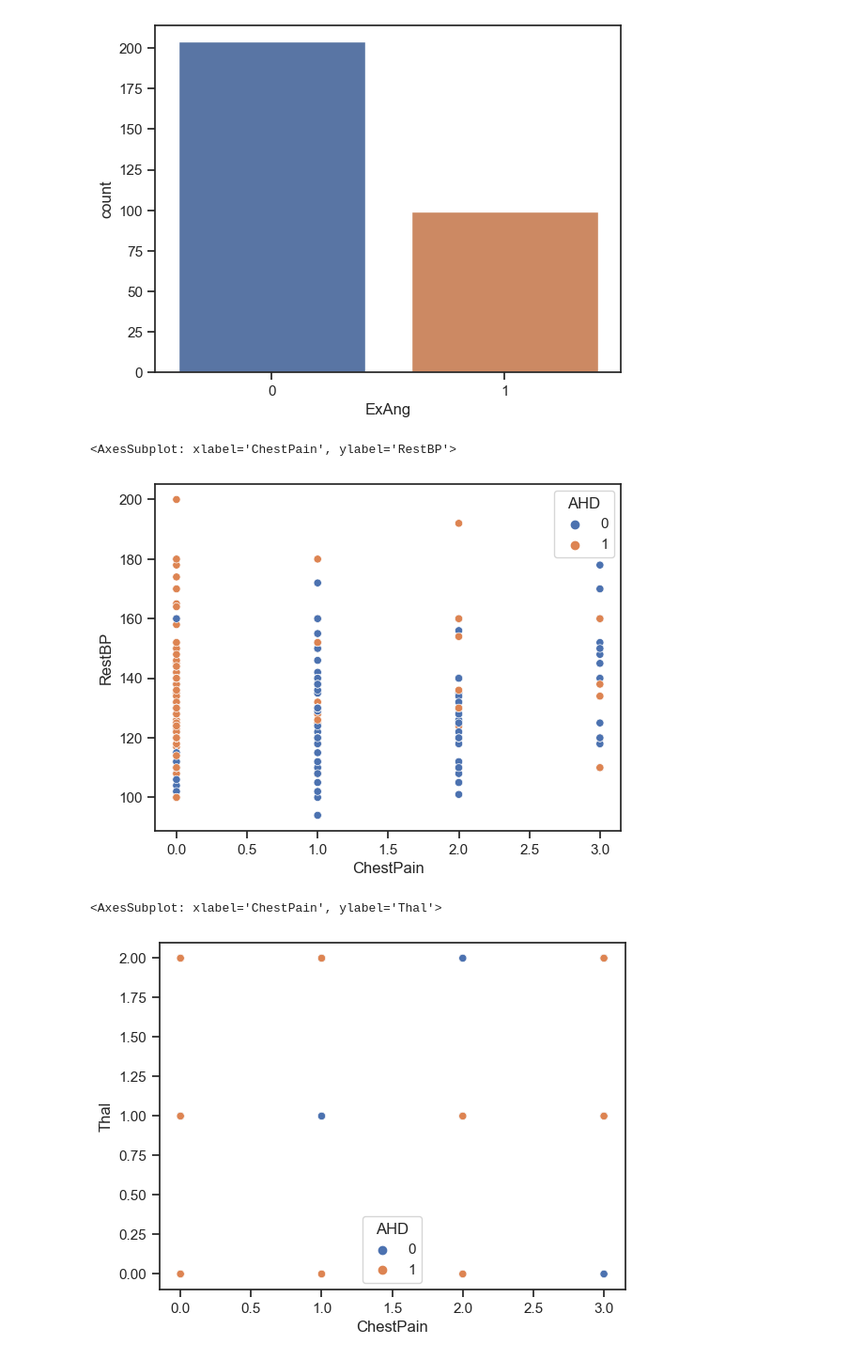
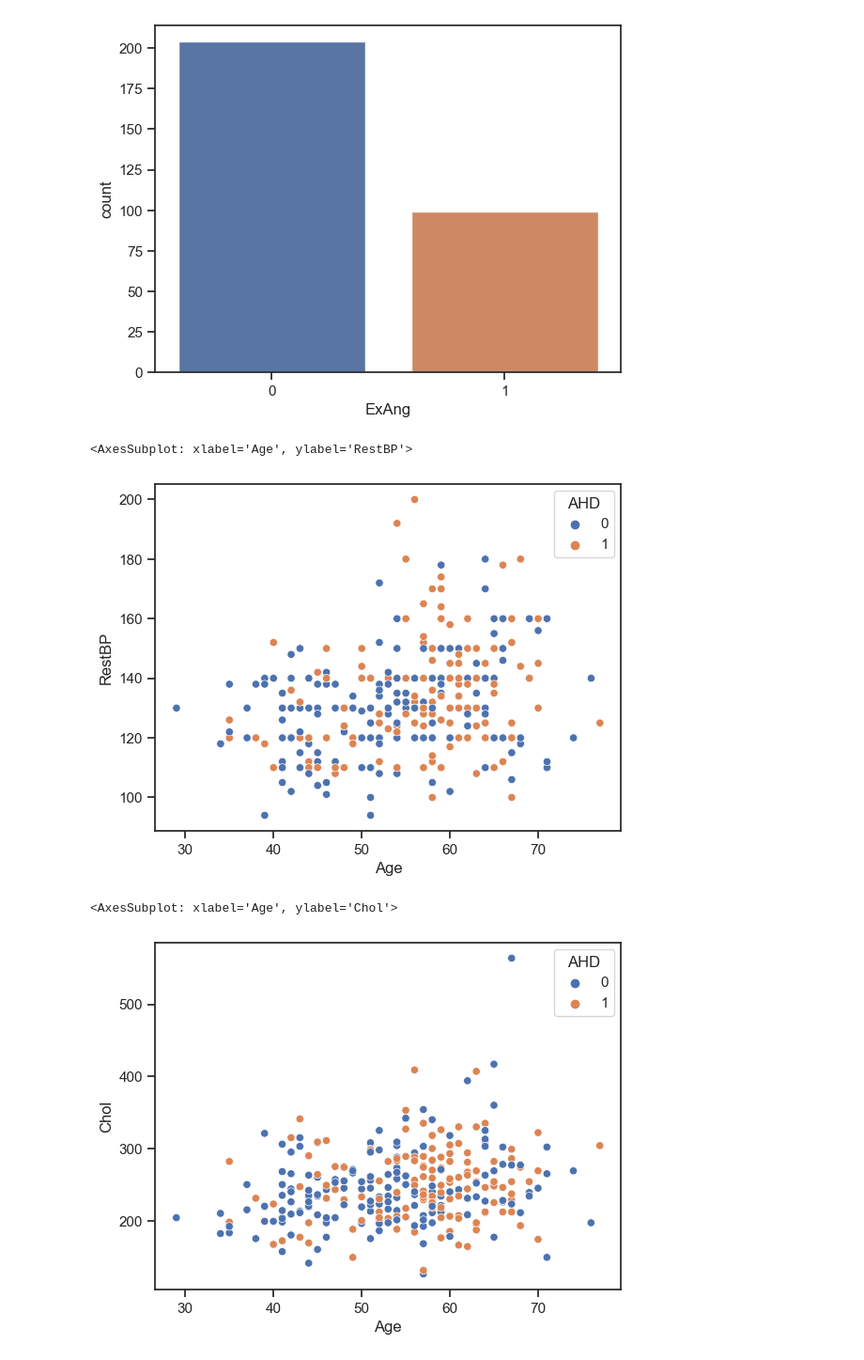
Before and after one commit to Dheeraj4103/DSBDA, a Jupyter notebook: Assignment4/Heart.ipynb, the cells around one changed output. Shown at 94% size. Cells and saved outputs as stored; diff of their text form; code cells hidden in the pictures.

```diff
--- a/Assignment4/Heart.ipynb
+++ b/Assignment4/Heart.ipynb
@@ -250,12 +296,12 @@ sns.countplot(data=data, x=data['ExAng'])
 <AxesSubplot: xlabel='ExAng', ylabel='count'>
 [figure]
 # %%
-sns.scatterplot(data=data, x="ChestPain", y="RestBP", hue="AHD")
+sns.scatterplot(data=data, x="Age", y="RestBP", hue="AHD")
 # %% [output]
-<AxesSubplot: xlabel='ChestPain', ylabel='RestBP'>
+<AxesSubplot: xlabel='Age', ylabel='RestBP'>
-[figure, old version]
+[figure, new version]
 # %%
-sns.scatterplot(data=data, x="ChestPain", y="Thal", hue="AHD")
+sns.scatterplot(data=data, x="Age", y="Chol", hue="AHD")
 # %% [output]
-<AxesSubplot: xlabel='ChestPain', ylabel='Thal'>
+<AxesSubplot: xlabel='Age', ylabel='Chol'>
-[figure, old version]
+[figure, new version]
```
Also changed, not shown: parts of 15 cells of this notebook.
